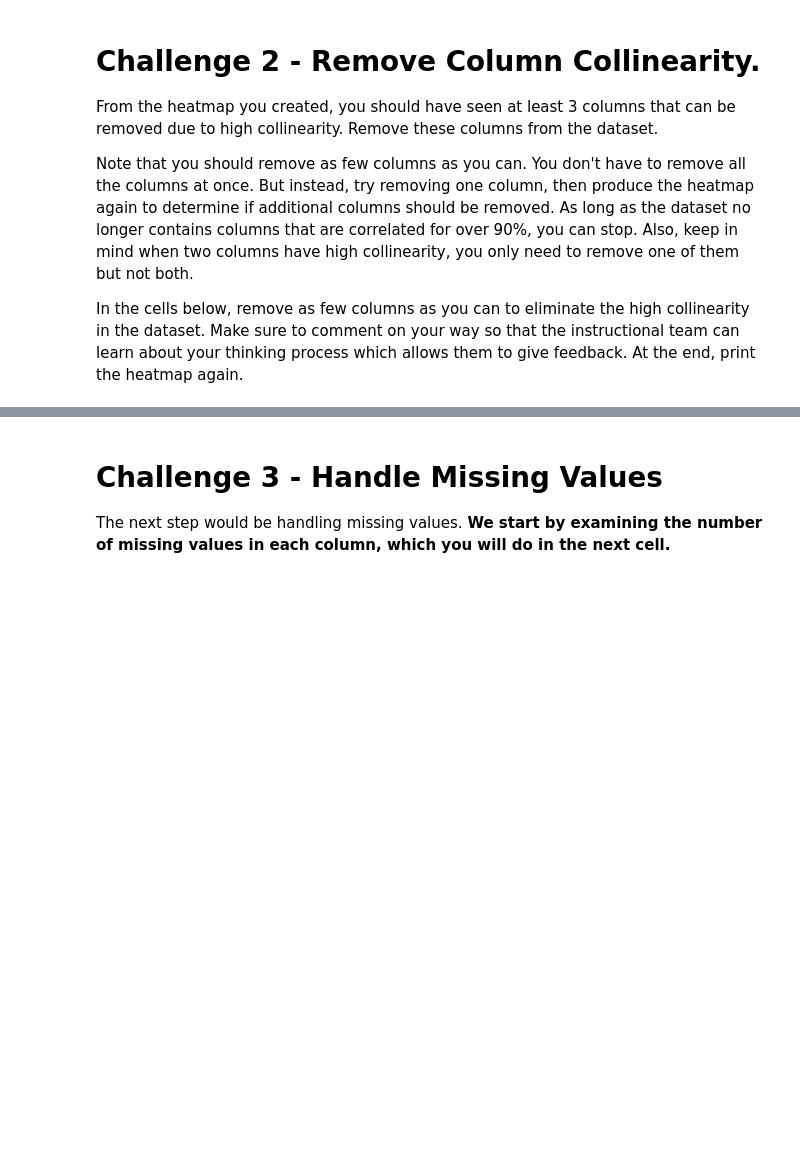
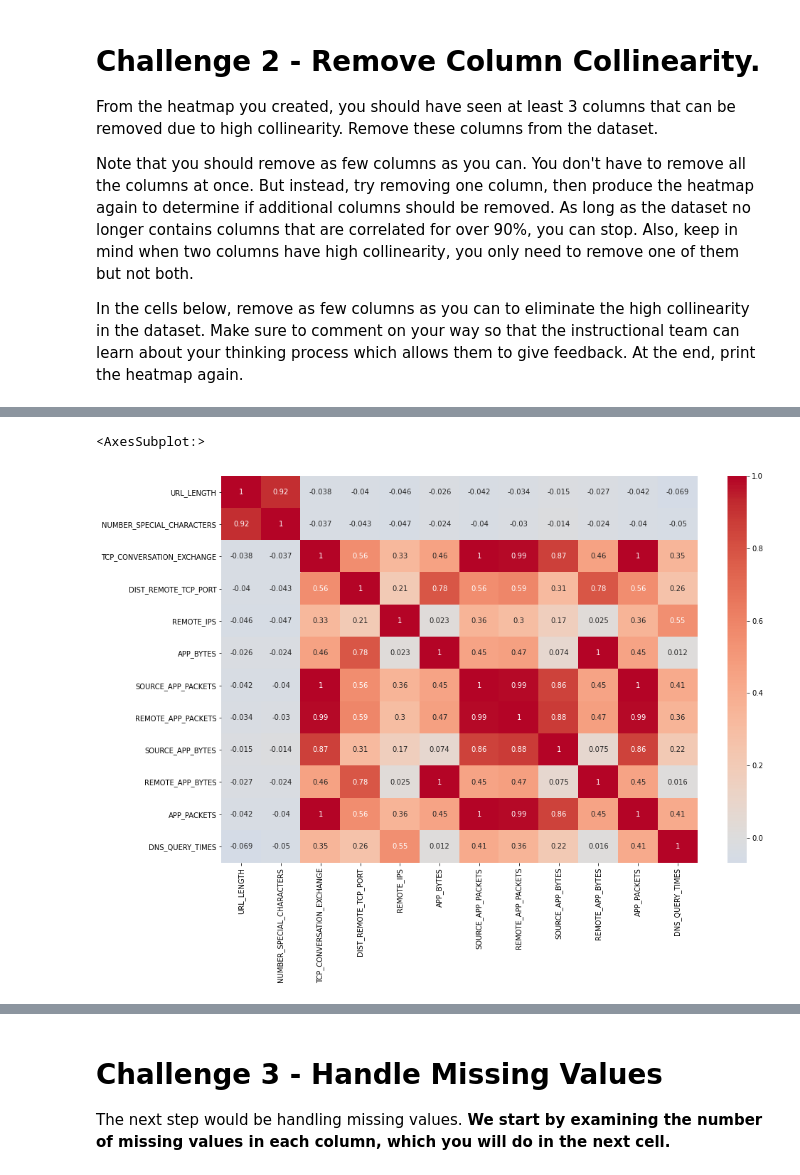
Before and after one commit to ta-datapt-bcn/lab-supervised-learning, a Jupyter notebook: your-code/main.ipynb, the cells around one changed output, grey strips where cells are left out. Saved outputs shown, nothing was run; the diff lists cells and outputs as text; code cells hidden in the pictures; blank space fills up the shorter version.

```diff
--- a/your-code/main.ipynb
+++ b/your-code/main.ipynb
@@ -70,0 +187,9 @@ In the cells below, remove as few columns as you can to eliminate the high colli
+# %%
+# Import VIF
+from statsmodels.stats.outliers_influence import variance_inflation_factor
+
+# Numeric columns minus target and CONTENT_LENGTH (half of them are null)
+numeric2 = numeric.drop(columns=['Type', 'CONTENT_LENGTH']).dropna()
+
+# For all columns - for loop + VIF
+[(variance_inflation_factor(numeric2.values, i), numeric2.columns[i]) for i in range(len(numeric2.columns))]
@@ -70,0 +209,7 @@ In the cells below, remove as few columns as you can to eliminate the high colli
+# %%
+# Create heatmap
+plt.subplots(1,1,figsize=(15,10))
+sns.heatmap(numeric2.corr(), annot=True, cmap='coolwarm', center=0)
+# %% [output]
+<AxesSubplot:>
+[figure, added]
```
Also changed, not shown: parts of 95 cells of this notebook.
